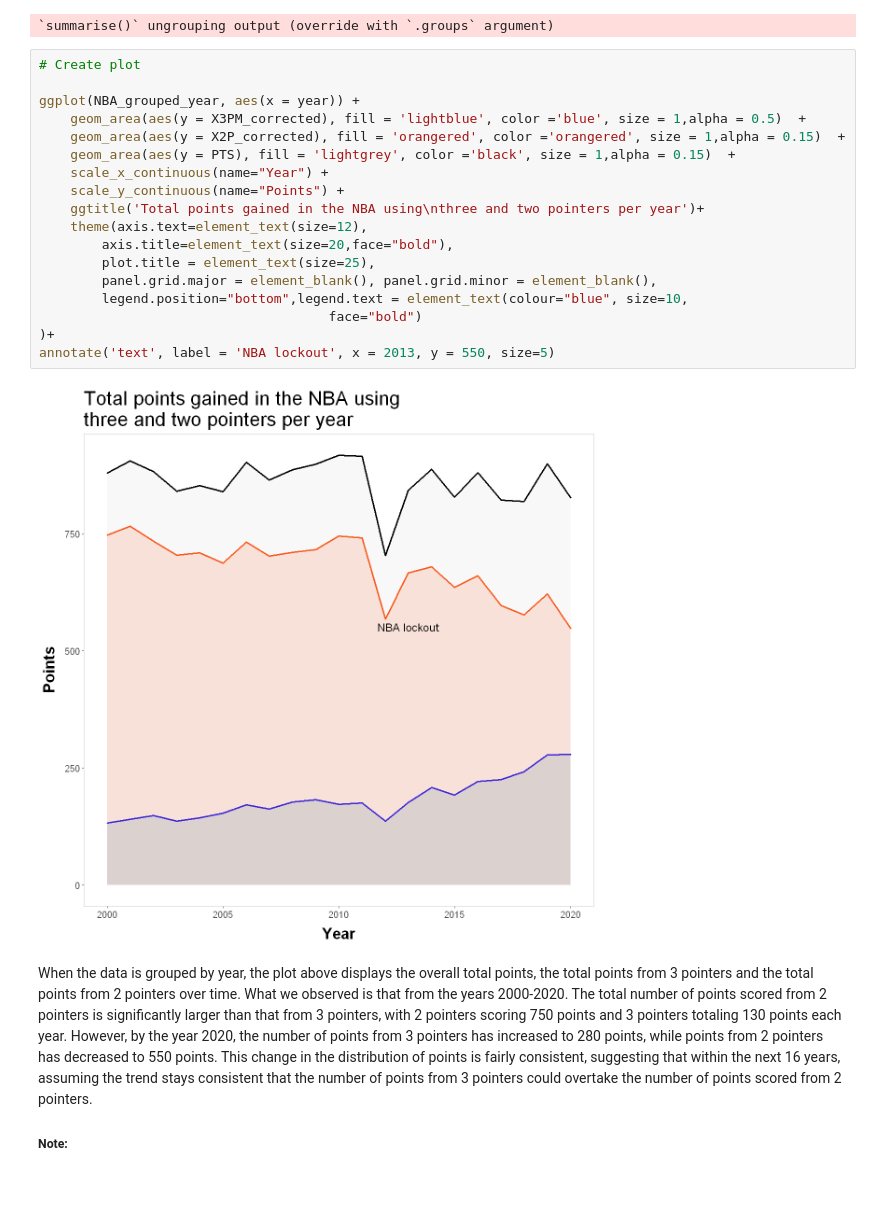
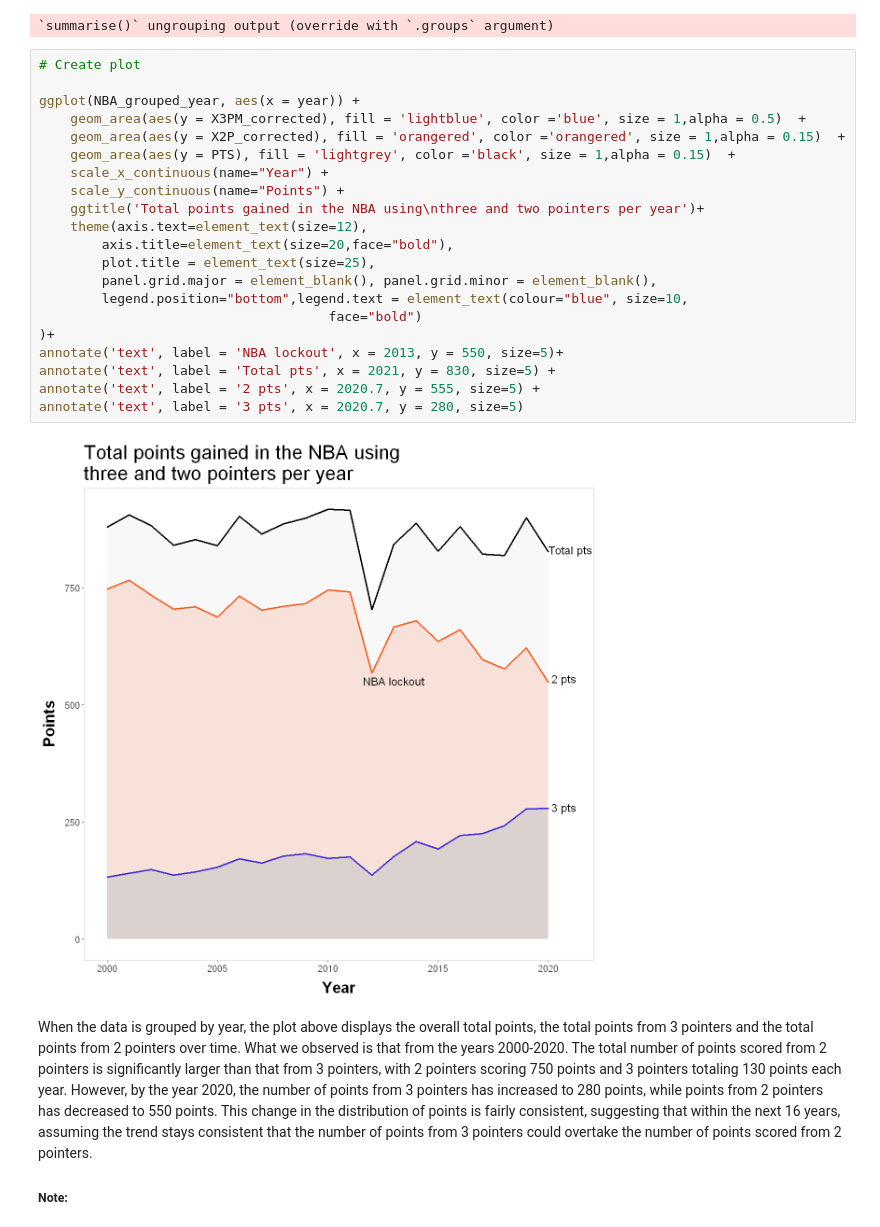
Before and after one commit to ubco-mds-2020-labs/data-550-project2-group-13-connor-and-graham, a Jupyter notebook: final.ipynb, the cells around one changed output. Drawn from its saved outputs; the diff is of its cells as text; blank space fills up the shorter version.

Commit message:
added annotations to points plots

```diff
--- a/final.ipynb
+++ b/final.ipynb
@@ -401,23 +368,26 @@ NBA_grouped_year <-add_column(NBA_grouped_year,X2P_corrected = NBA_grouped_year$
 # %%
 # Create plot
 
 ggplot(NBA_grouped_year, aes(x = year)) +
     geom_area(aes(y = X3PM_corrected), fill = 'lightblue', color ='blue', size = 1,alpha = 0.5)  +
     geom_area(aes(y = X2P_corrected), fill = 'orangered', color ='orangered', size = 1,alpha = 0.15)  +
     geom_area(aes(y = PTS), fill = 'lightgrey', color ='black', size = 1,alpha = 0.15)  +
     scale_x_continuous(name="Year") +
     scale_y_continuous(name="Points") +
     ggtitle('Total points gained in the NBA using\nthree and two pointers per year')+
     theme(axis.text=element_text(size=12),
         axis.title=element_text(size=20,face="bold"),
         plot.title = element_text(size=25),
         panel.grid.major = element_blank(), panel.grid.minor = element_blank(),
         legend.position="bottom",legend.text = element_text(colour="blue", size=10,
                                      face="bold")
 )+
-annotate('text', label = 'NBA lockout', x = 2013, y = 550, size=5)
+annotate('text', label = 'NBA lockout', x = 2013, y = 550, size=5)+
+annotate('text', label = 'Total pts', x = 2021, y = 830, size=5) +
+annotate('text', label = '2 pts', x = 2020.7, y = 555, size=5) +
+annotate('text', label = '3 pts', x = 2020.7, y = 280, size=5)
 # %% [output]
-[figure, old version]
+[figure, new version]
 # %% [markdown]
 When the data is grouped by year, the plot above displays the overall total points, the total points from 3 pointers and the total points from 2 pointers over time. What we observed is that from the years 2000-2020. The total number of points scored from 2 pointers is significantly larger than that from 3 pointers, with 2 pointers scoring 750 points and 3 pointers totaling 130 points each year. However, by the year 2020, the number of points from 3 pointers has increased to 280 points, while points from 2 pointers has decreased to 550 points. This change in the distribution of points is fairly consistent, suggesting that within the next 16 years, assuming the trend stays consistent that the number of points from 3 pointers could overtake the number of points scored from 2 pointers.
 
```
Also changed, not shown: parts of 4 cells of this notebook.
